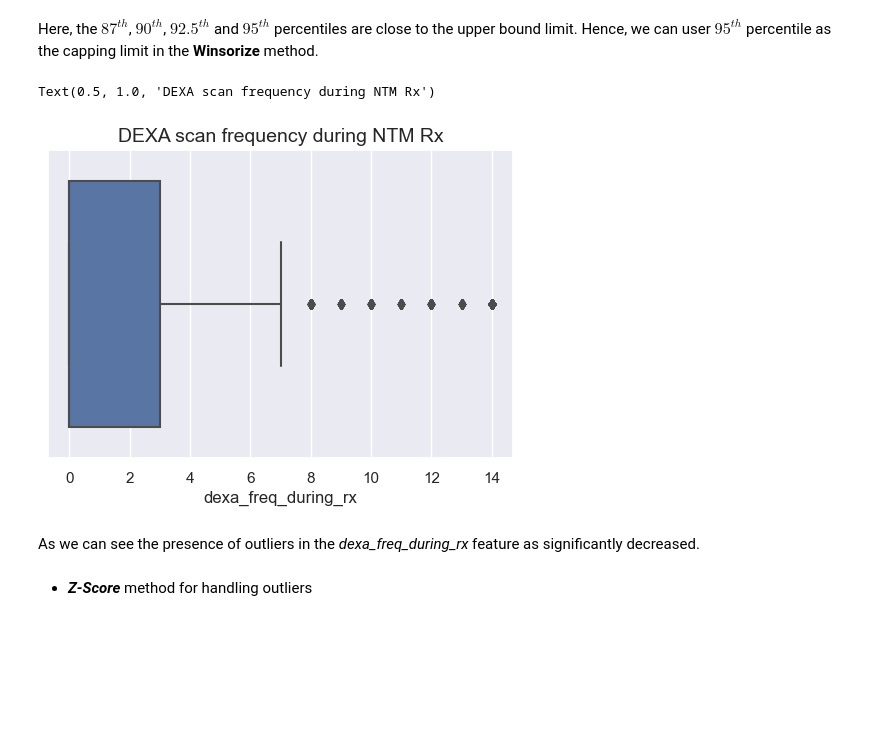
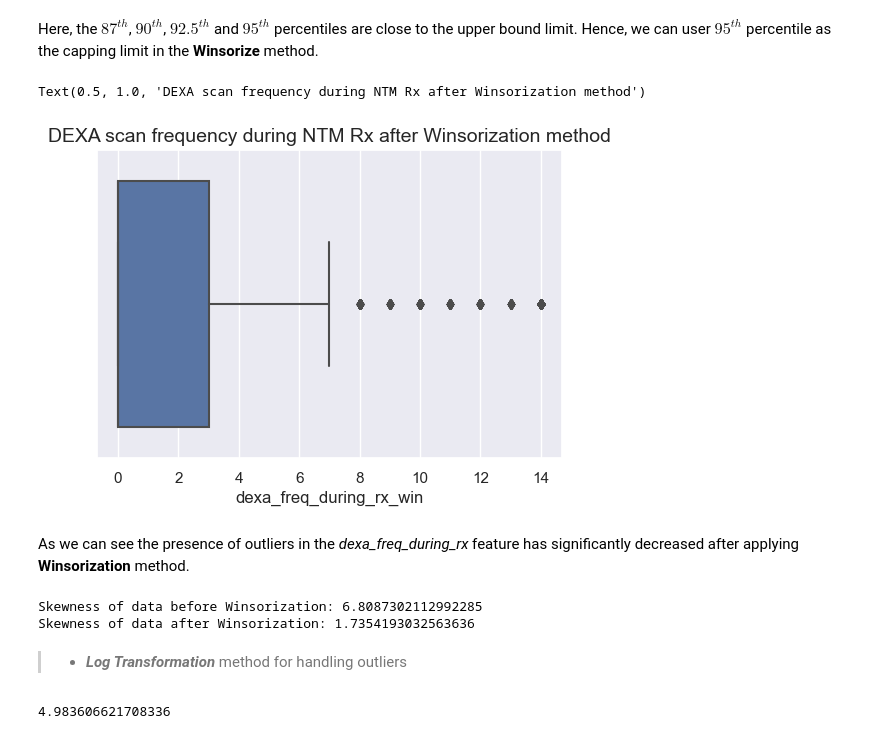
Before and after one commit to shezkh/Healthcare-Project, a Jupyter notebook: src/preproc_Ashish.ipynb, the cells around one changed output. Saved outputs shown, nothing was run; the diff lists cells and outputs as text; code cells hidden in the pictures; blank space fills up the shorter version.

Commit message:
Detecting outliers and treating them

```diff
--- a/src/preproc_Ashish.ipynb
+++ b/src/preproc_Ashish.ipynb
@@ -409,15 +448,21 @@ drug_df_win = drug_df.copy()
 # %%
-drug_df_win['dexa_freq_during_rx'] = winsorize(drug_df_win['dexa_freq_during_rx'], limits=(0.05, 0.05))
+drug_df['dexa_freq_during_rx_win'] = winsorize(drug_df['dexa_freq_during_rx'], limits=(0.05, 0.05))
 # %%
 sns.set(rc = {'figure.figsize':(6,4)})
-ax = sns.boxplot(x='dexa_freq_during_rx',
-                 data=drug_df_win)
-ax.set_title('DEXA scan frequency during NTM Rx',
+ax = sns.boxplot(x='dexa_freq_during_rx_win',
+                 data=drug_df)
+ax.set_title('DEXA scan frequency during NTM Rx after Winsorization method',
              fontsize=14)
 # %% [output]
-Text(0.5, 1.0, 'DEXA scan frequency during NTM Rx')
+Text(0.5, 1.0, 'DEXA scan frequency during NTM Rx after Winsorization method')
-[figure, old version]
+[figure, new version]
 # %% [markdown]
-As we can see the presence of outliers in the *dexa_freq_during_rx* feature as significantly decreased.
+As we can see the presence of outliers in the *dexa_freq_during_rx* feature has significantly decreased after applying **Winsorization** method.
+# %%
+print('Skewness of data before Winsorization: {}'.format(drug_df['dexa_freq_during_rx'].skew()))
+print('Skewness of data after Winsorization: {}'.format(drug_df['dexa_freq_during_rx_win'].skew()))
+# %% [output]
+Skewness of data before Winsorization: 6.8087302112992285
+Skewness of data after Winsorization: 1.7354193032563636
 # %% [markdown]
-- ***Z-Score*** method for handling outliers
+>- ***Log Transformation*** method for handling outliers
@@ -423,0 +471,4 @@ As we can see the presence of outliers in the *dexa_freq_during_rx* feature as s
+# %%
+max(drug_df['dexa_freq_during_rx_log'])
+# %% [output]
+4.983606621708336
```
Also changed, not shown: parts of 23 cells of this notebook.
